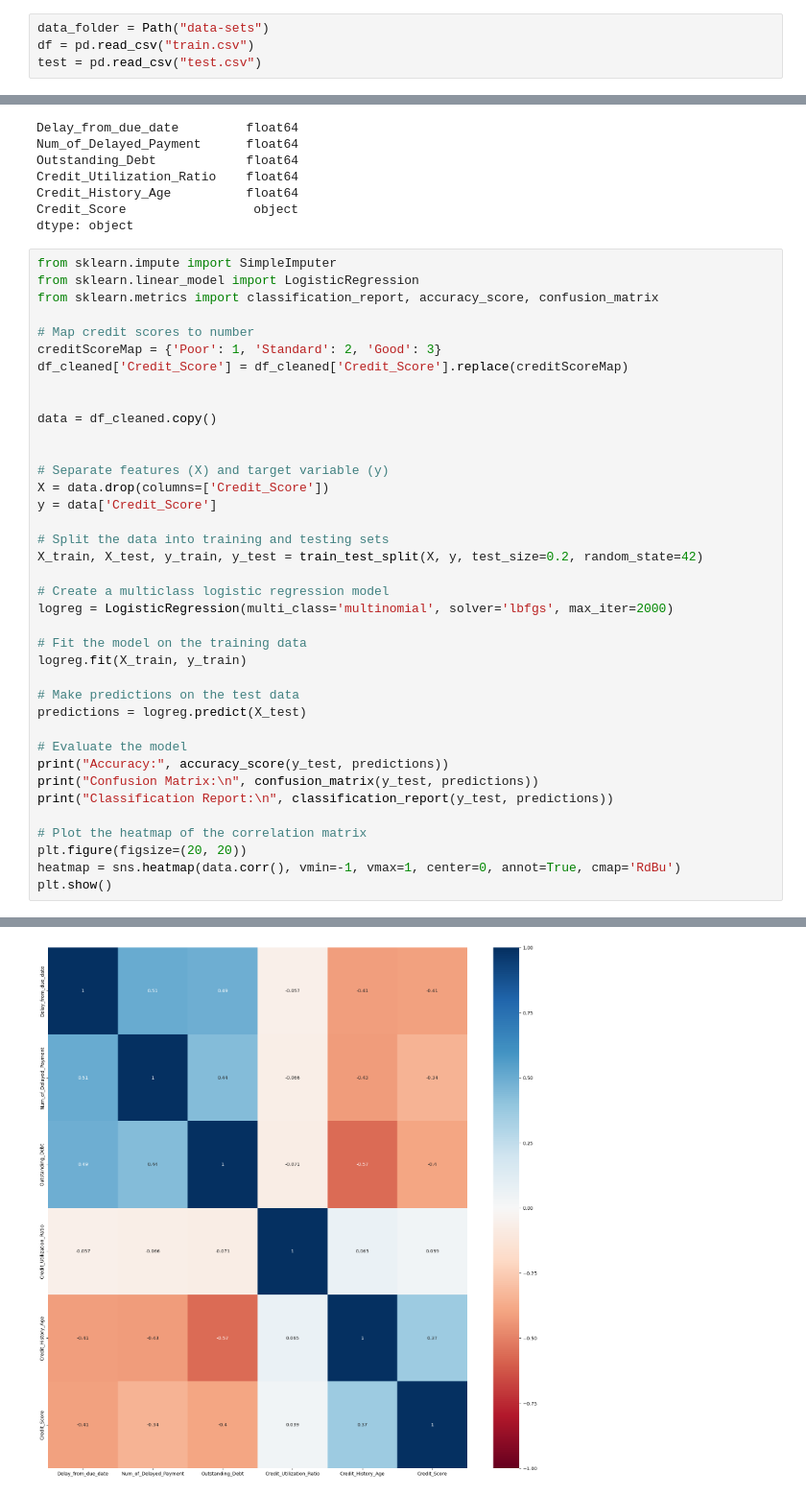
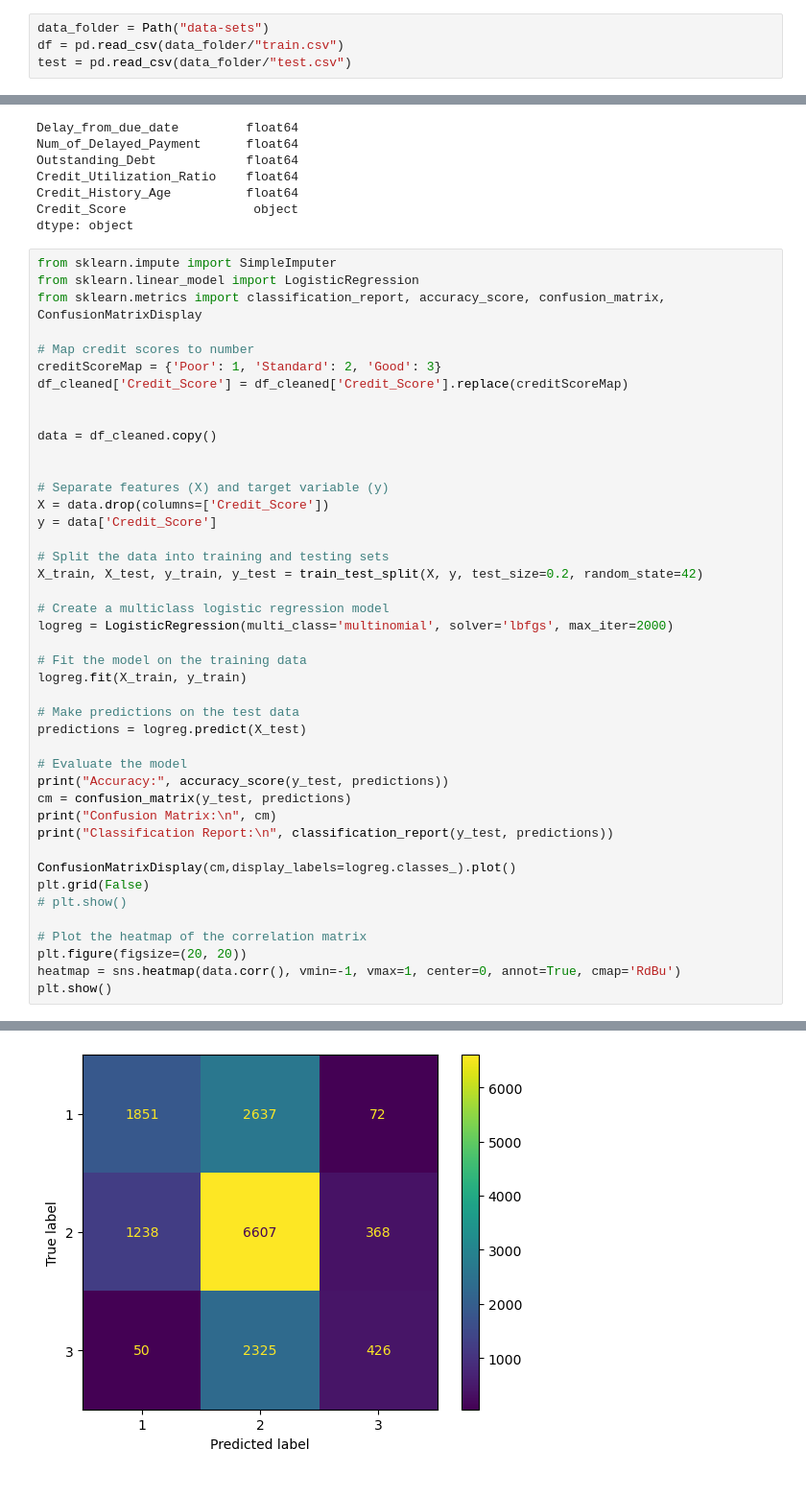
Before and after one commit to Jacob-Tuttle/ECS171-Project, a Jupyter notebook: outliers.ipynb, the cells around one changed output, grey strips where cells are left out. Shown at 96% size. Cells and saved outputs as stored; diff of their text form.

Commit message:
added ConfusionMatrixDisplay

```diff
--- a/outliers.ipynb
+++ b/outliers.ipynb
@@ -11,8 +11,8 @@ import re
 from pathlib import Path
 # %%
 data_folder = Path("data-sets")
-df = pd.read_csv("train.csv")
-test = pd.read_csv("test.csv")
+df = pd.read_csv(data_folder/"train.csv")
+test = pd.read_csv(data_folder/"test.csv")
 # %%
 #Drop the column which is out of model scope
 d_col = ['ID', 'Customer_ID', 'Month', 'Name', 'SSN', 'Occupation', 'Type_of_Loan', 'Credit_Mix', 'Payment_of_Min_Amount', 'Payment_Behaviour',
@@ -226,7 +226,7 @@ dtype: object
 # %%
 from sklearn.impute import SimpleImputer
 from sklearn.linear_model import LogisticRegression
-from sklearn.metrics import classification_report, accuracy_score, confusion_matrix
+from sklearn.metrics import classification_report, accuracy_score, confusion_matrix, ConfusionMatrixDisplay
 
 # Map credit scores to number
 creditScoreMap = {'Poor': 1, 'Standard': 2, 'Good': 3}
@@ -254,8 +254,13 @@ predictions = logreg.predict(X_test)
 
 # Evaluate the model
 print("Accuracy:", accuracy_score(y_test, predictions))
-print("Confusion Matrix:\n", confusion_matrix(y_test, predictions))
+cm = confusion_matrix(y_test, predictions)
+print("Confusion Matrix:\n", cm)
 print("Classification Report:\n", classification_report(y_test, predictions))
+
+ConfusionMatrixDisplay(cm,display_labels=logreg.classes_).plot()
+plt.grid(False)
+# plt.show()
 
 # Plot the heatmap of the correlation matrix
 plt.figure(figsize=(20, 20))
@@ -280 +285 @@ weighted avg       0.58      0.59      0.57     13844
-[figure, old version]
+[figure, new version]
```
Also changed, not shown: parts of 1 cell of this notebook, 1 other file.
